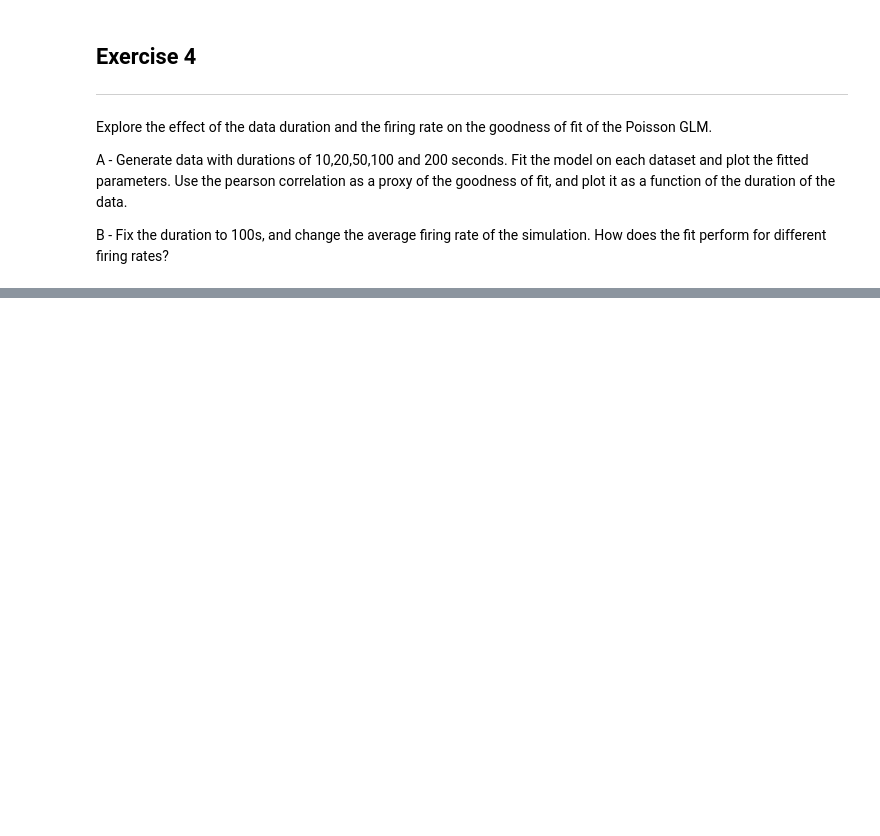
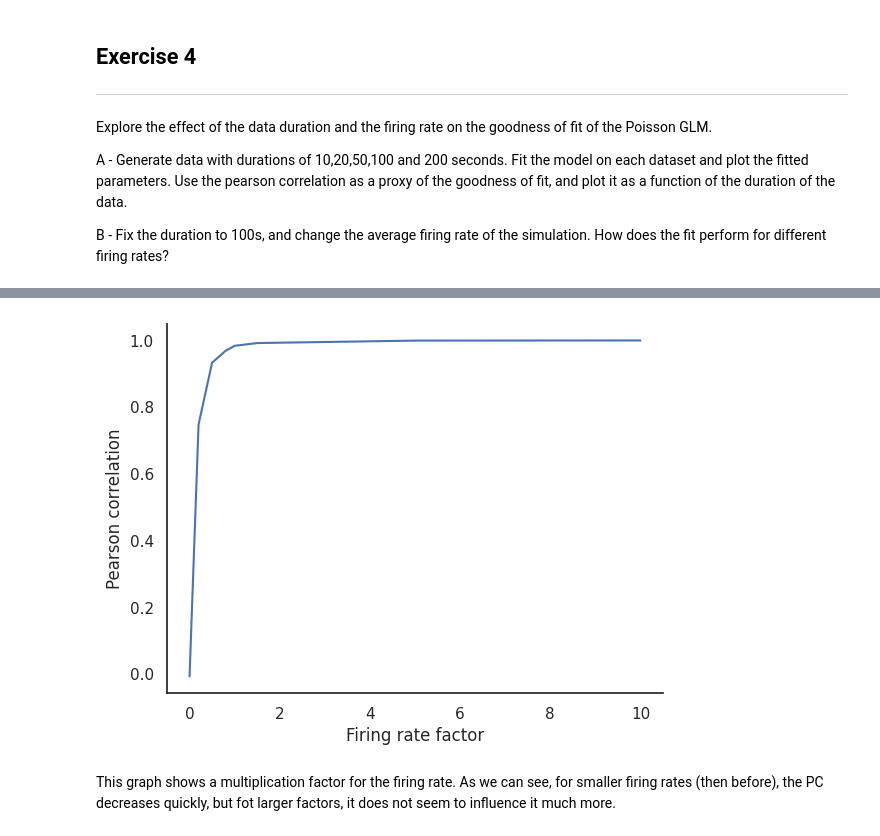
Before and after one commit to irenetiem/single-cell-analysis, a Jupyter notebook: 02-GLMs/exercises.ipynb, the cells around one changed output, grey strips where cells are left out. Saved outputs shown, nothing was run; the diff lists cells and outputs as text; code cells hidden in the pictures; blank space fills up the shorter version.

```diff
--- a/02-GLMs/exercises.ipynb
+++ b/02-GLMs/exercises.ipynb
@@ -319,0 +438,9 @@ B - Fix the duration to 100s, and change the average firing rate of the simulati
+# %%
+plt.plot(firing_rates_factors, PCs_GLM)
+plt.xlabel('Firing rate factor')
+plt.ylabel('Pearson correlation')
+plt.show()
+# %% [output]
+[figure, added]
+# %% [markdown]
+This graph shows a multiplication factor for the firing rate. As we can see, for smaller firing rates (then before), the PC decreases quickly, but fot larger factors, it does not seem to influence it much more.
```
Also changed, not shown: parts of 4 cells of this notebook.
